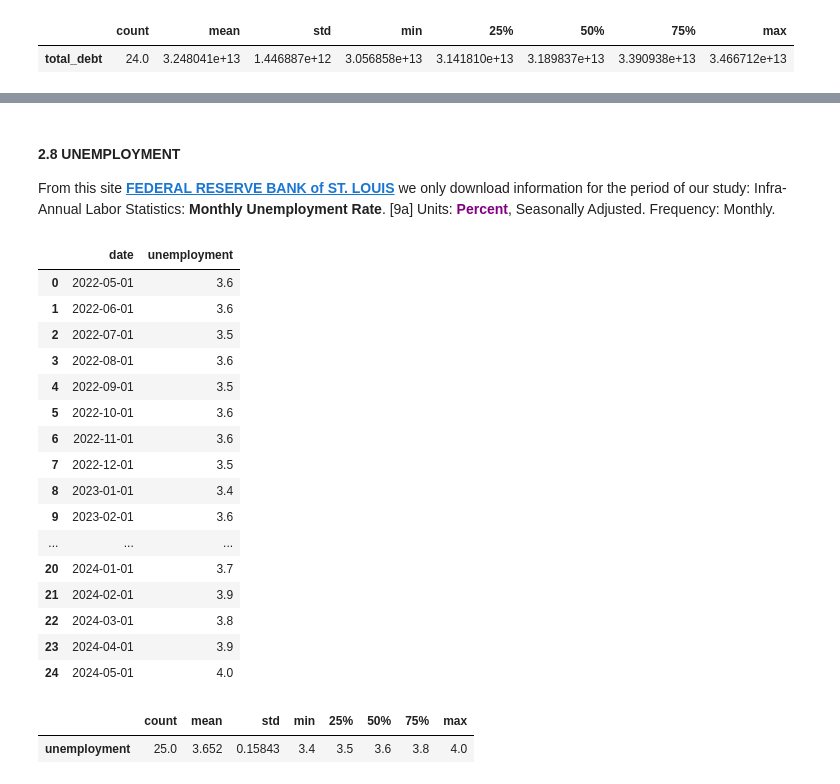
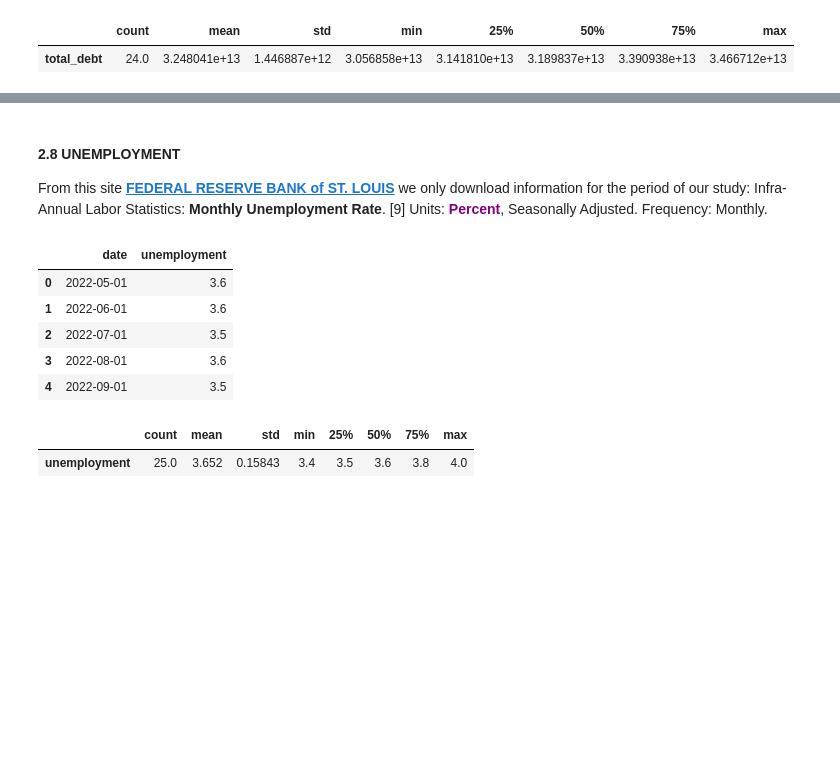
Before and after one commit to Engineer194/Macroeconomic-Analysis-of-the-US-Economy---Part-1, a Jupyter notebook: DATA_Project_v.1.ipynb, the cells around one changed output, grey strips where cells are left out. Drawn from its saved outputs; the diff is of its cells as text; code cells hidden in the pictures; blank space fills up the shorter version.

```diff
--- a/DATA_Project_v.1.ipynb
+++ b/DATA_Project_v.1.ipynb
@@ -434,31 +403,20 @@ plt.show()
 # %% [markdown]
 #### 2.8 UNEMPLOYMENT
 
-From this site **[FEDERAL RESERVE BANK of ST. LOUIS](https://fred.stlouisfed.org/series/LRHUTTTTUSM156S)** we only download information for the period of our study:  Infra-Annual Labor Statistics: **Monthly Unemployment Rate**. [9a] Units: <a style="color:purple;">**Percent**</a>, Seasonally Adjusted. Frequency: Monthly.
+From this site **[FEDERAL RESERVE BANK of ST. LOUIS](https://fred.stlouisfed.org/series/LRHUTTTTUSM156S)** we only download information for the period of our study:  Infra-Annual Labor Statistics: **Monthly Unemployment Rate**. [9] Units: <a style="color:purple;">**Percent**</a>, Seasonally Adjusted. Frequency: Monthly.
 # %%
 # NO DATA FOR ALL PERIOD !!!!
 unemployment = pd.read_csv('data/LRHUTTTTUSM.csv')
 unemployment.columns = ["date", "unemployment"]
-unemployment
-# ____ Display data in percentages!! ______
+unemployment.head()
+# ____ Display data in percentages!! ______ Show first rows only...
 # %% [output]
 |  | date | unemployment |
 | 0 | 2022-05-01 | 3.6 |
 | 1 | 2022-06-01 | 3.6 |
 | 2 | 2022-07-01 | 3.5 |
 | 3 | 2022-08-01 | 3.6 |
 | 4 | 2022-09-01 | 3.5 |
-| 5 | 2022-10-01 | 3.6 |
-| 6 | 2022-11-01 | 3.6 |
-| 7 | 2022-12-01 | 3.5 |
-| 8 | 2023-01-01 | 3.4 |
-| 9 | 2023-02-01 | 3.6 |
-| ... | ... | ... |
-| 20 | 2024-01-01 | 3.7 |
-| 21 | 2024-02-01 | 3.9 |
-| 22 | 2024-03-01 | 3.8 |
-| 23 | 2024-04-01 | 3.9 |
-| 24 | 2024-05-01 | 4.0 |
 # %%
 unemployment.describe().T
 # %% [output]
```
Also changed, not shown: parts of 12 cells of this notebook.
